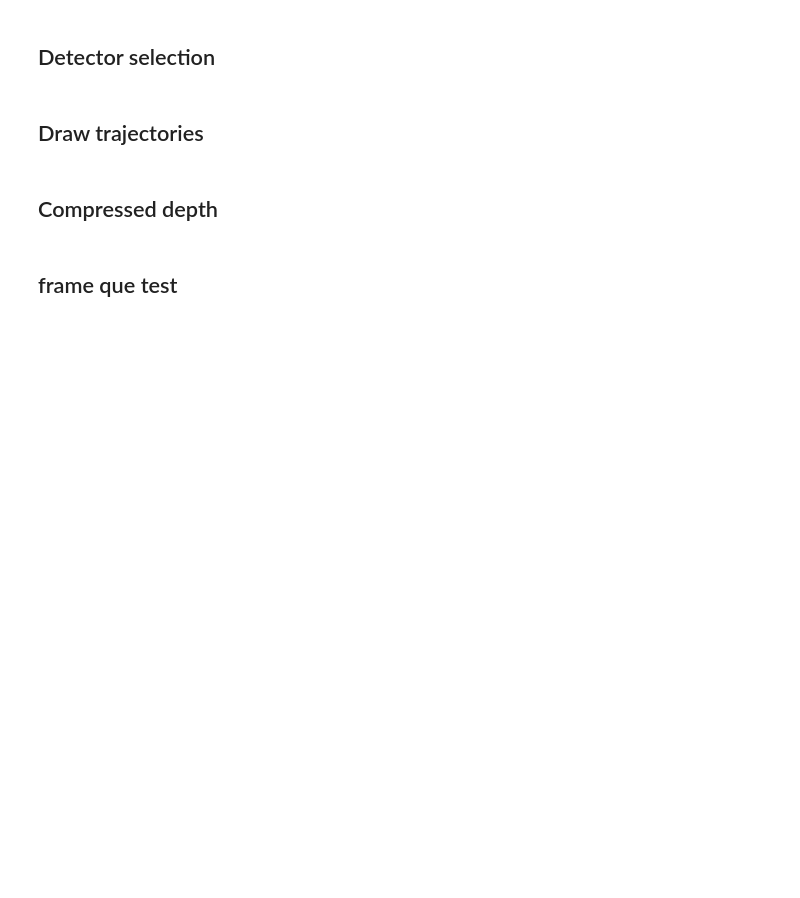
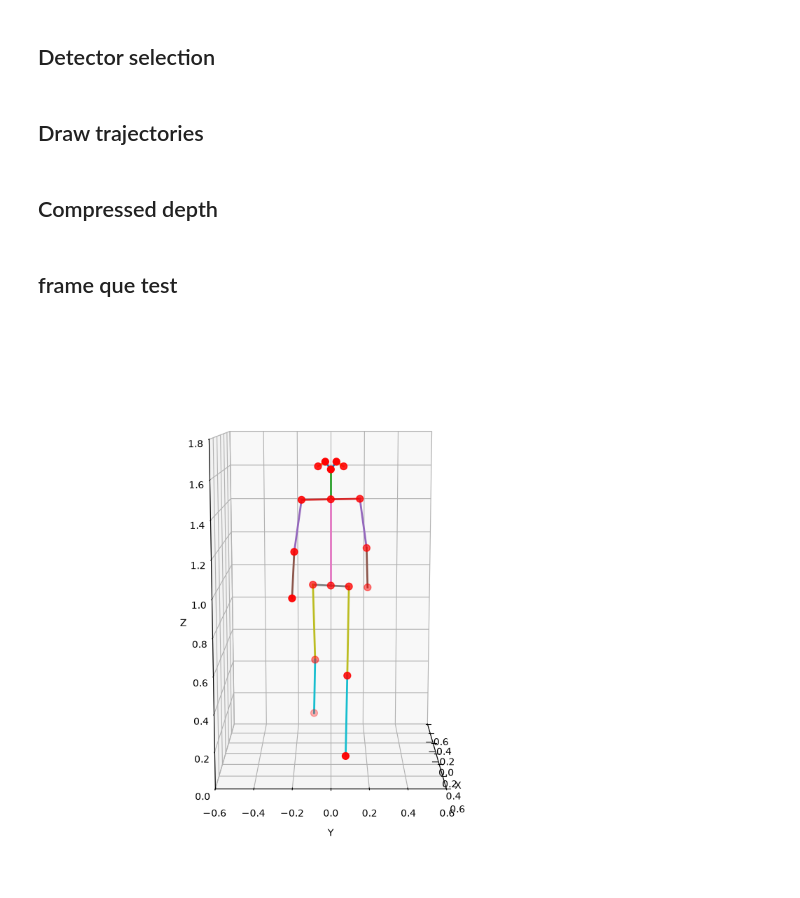
Before and after one commit to MateUnger/Realsense, a Jupyter notebook: test.ipynb, the cells around one changed output. Saved outputs shown, nothing was run; the diff lists cells and outputs as text; code cells hidden in the pictures; blank space fills up the shorter version.

```diff
--- a/test.ipynb
+++ b/test.ipynb
@@ -2354,3 +2365,79 @@ for ind, frame in enumerate(frame_numbers['slower_que'],1):
     print(ind, frame)
 # %%
 help(rs.frame_queue)
+# %%
+# plausible, hand-made 3D keypoints for a walking participant (mid stride), not measured.
+# Axes in Qualisys order, meters: X depth (walking direction, toward the camera positive),
+# Y horizontal (participant's left positive), Z vertical (up, floor at 0)
+import numpy as np
+import matplotlib.pyplot as plt
+%matplotlib ipympl
+
+# left leg forward (heel strike), right leg behind (push off), right arm swings forward
+keypoints_by_label = {
+    "nose": (0.10, 0.00, 1.62),
+    "left_eye": (0.08, 0.03, 1.66),
+    "right_eye": (0.08, -0.03, 1.66),
+    "left_ear": (0.00, 0.07, 1.63),
+    "right_ear": (0.00, -0.07, 1.63),
+    "left_shoulder": (-0.03, 0.16, 1.45),
+    "right_shoulder": (0.03, -0.16, 1.45),
+    "left_elbow": (-0.08, 0.20, 1.17),
+    "right_elbow": (0.08, -0.20, 1.17),
+    "left_wrist": (-0.18, 0.21, 0.93),
+    "right_wrist": (0.18, -0.21, 0.93),
+    "left_hip": (0.03, 0.10, 0.97),
+    "right_hip": (-0.03, -0.10, 0.97),
+    "left_knee": (0.18, 0.09, 0.50),
+    "right_knee": (-0.12, -0.09, 0.52),
+    "left_ankle": (0.33, 0.08, 0.09),
+    "right_ankle": (-0.35, -0.10, 0.14),
+}
+keypoints_by_label["mid_shoulder"] = tuple(
+    np.mean([keypoints_by_label["left_shoulder"], keypoints_by_label["right_shoulder"]], axis=0)
+)
+keypoints_by_label["mid_hip"] = tuple(np.mean([keypoints_by_label["left_hip"], keypoints_by_label["right_hip"]], axis=0))
+
+pts = np.array(list(keypoints_by_label.values()))
+
+# bones as pairs of keypoints joined by a line, grouped so the left and right bone share a color;
+# the midpoints form the neck and spine
+skeleton = {
+    "nose-eye": [("nose", "left_eye"), ("nose", "right_eye")],
+    "eye-ear": [("left_eye", "left_ear"), ("right_eye", "right_ear")],
+    "neck": [("nose", "mid_shoulder")],
+    "shoulder": [("left_shoulder", "mid_shoulder"), ("right_shoulder", "mid_shoulder")],
+    "upper arm": [("left_shoulder", "left_elbow"), ("right_shoulder", "right_elbow")],
+    "forearm": [("left_elbow", "left_wrist"), ("right_elbow", "right_wrist")],
+    "spine": [("mid_shoulder", "mid_hip")],
+    "pelvis": [("left_hip", "mid_hip"), ("right_hip", "mid_hip")],
+    "thigh": [("left_hip", "left_knee"), ("right_hip", "right_knee")],
+    "shin": [("left_knee", "left_ankle"), ("right_knee", "right_ankle")],
+}
+
+plt.close('all')
+fig = plt.figure(figsize=(8, 8))
+ax = fig.add_subplot(111, projection="3d")
+ax.scatter(pts[:, 0], pts[:, 1], pts[:, 2], s=50, c="red")
+bone_colors = plt.get_cmap("tab10").colors
+for bone_index, bone_pairs in enumerate(skeleton.values()):
+    for start_label, end_label in bone_pairs:
+        segment = np.array([keypoints_by_label[start_label], keypoints_by_label[end_label]])
+        ax.plot(segment[:, 0], segment[:, 1], segment[:, 2], c=bone_colors[bone_index], linewidth=2)
+ax.set_xlabel("X")
+ax.set_ylabel("Y")
+ax.set_zlabel("Z")
+x_min, x_max = (-0.6, 0.6)
+y_min, y_max = (-0.6, 0.6)
+z_min, z_max = (0, 1.8)
+ax.set_xlim(x_min, x_max)
+ax.set_ylim(y_min, y_max)
+ax.set_zlim(z_min, z_max)
+ax.set_box_aspect([x_max - x_min, y_max - y_min, z_max - z_min])
+# start from the camera's view: in front of the participant (on +X, looking back along X), slightly above,
+# with perspective like the RGB image; drag with the mouse to rotate
+ax.view_init(elev=10, azim=0)
+ax.set_proj_type("persp", focal_length=0.5)
+plt.show()
+# %% [output]
+[figure, added]
```
Also changed, not shown: parts of 13 cells of this notebook.
